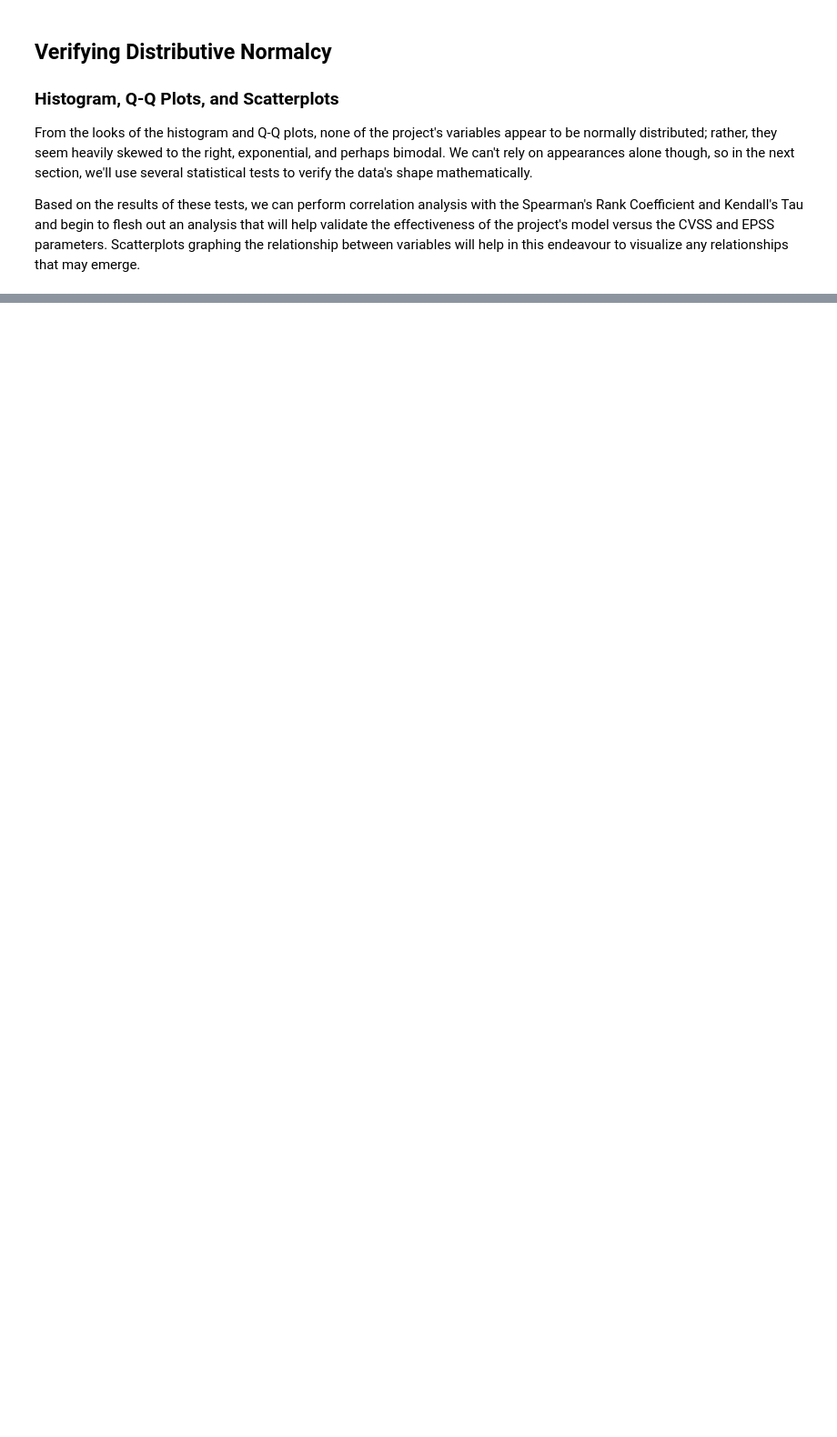
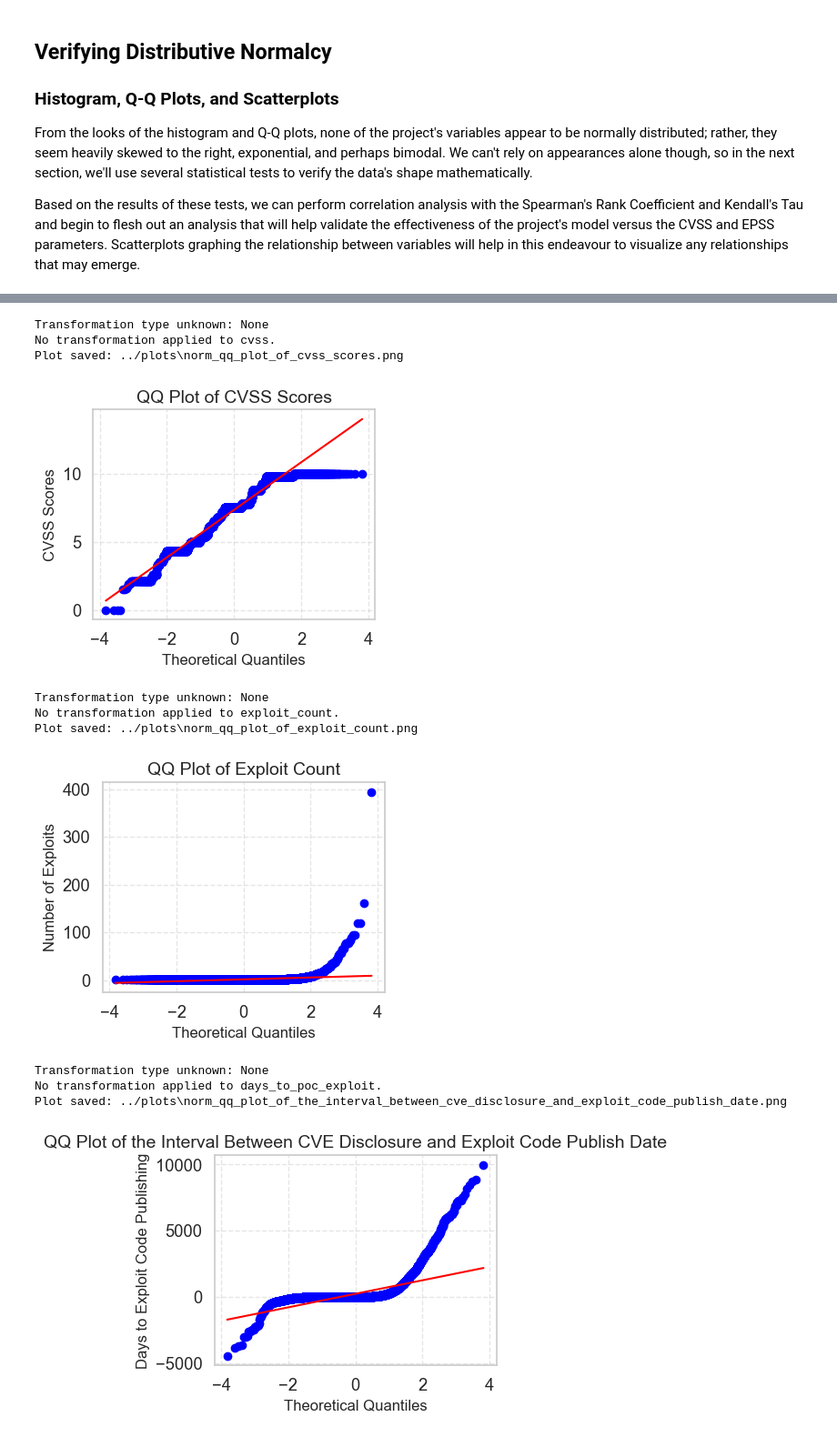
Before and after one commit to JBrocklyAnderson/practice-project, a Jupyter notebook: notebooks/eda.ipynb, the cells around one changed output, grey strips where cells are left out. Shown at 91% size. Saved outputs shown, nothing was run; the diff lists cells and outputs as text; code cells hidden in the pictures; blank space fills up the shorter version.

```diff
--- a/notebooks/eda.ipynb
+++ b/notebooks/eda.ipynb
@@ -237,15 +365,6 @@ plotter.plot_qq(
     title='QQ Plot of CVSS Scores',
     xlabel='Theoretical Quantiles',
     ylabel='CVSS Scores',
-    color='blue',
-)
-plotter.plot_qq(
-    data=df[df['cvss_severity'] != 'UNKNOWN'],
-    column='cvss',
-    dist='norm',
-    title='QQ Plot of CVSS Severity Levels',
-    xlabel='Theoretical Quantiles',
-    ylabel='CVSS Severity Levels',
     color='blue',
 )
 plotter.plot_qq(
@@ -266,30 +385,70 @@ plotter.plot_qq(
     ylabel='Days to Exploit Code Publishing',
     color='blue',
 )
 plotter.plot_qq(
     df,
     column='epss_0',
     dist='norm',
     title='QQ Plot of EPSS Scores on Exploit Code Publish Date',
     xlabel='Theoretical Quantiles',
     ylabel='EPSS Scores',
     color='blue',
 )
 plotter.plot_qq(
     df,
     column='epss_30',
     dist='norm',
     title='QQ Plot of EPSS Scores 30 Days After on Exploit Code Publish Date',
     xlabel='Theoretical Quantiles',
     ylabel='EPSS Scores',
     color='blue',
 )
 plotter.plot_qq(
     df,
     column='epss_60',
     dist='norm',
     title='QQ Plot of EPSS Scores 60 Days After Exploit Code Publish Date',
     xlabel='Theoretical Quantiles',
     ylabel='EPSS Scores',
     color='blue',
 )
+plotter.plot_qq(
+    df,
+    column='change_0_to_30',
+    dist='norm',
+    title='QQ Plot of Change Rate of EPSS Scores Across 30 Days From Exploit Code Publish Date',
+    xlabel='Theoretical Quantiles',
+    ylabel='EPSS Scores',
+    color='blue',
+)
+plotter.plot_qq(
+    df,
+    column='change_30_to_60',
+    dist='norm',
+    title='QQ Plot of Change Rate of EPSS Scores 30-60 Days After Exploit Code Publish Date',
+    xlabel='Theoretical Quantiles',
+    ylabel='EPSS Scores',
+    color='blue',
+)
+plotter.plot_qq(
+    df,
+    column='change_0_60',
+    dist='norm',
+    title='QQ Plot of Change Rate of EPSS Scores Across 60 Days From Exploit Code Publish Date',
+    xlabel='Theoretical Quantiles',
+    ylabel='EPSS Scores',
+    color='blue',
+)
+# %% [output]
+Transformation type unknown: None
+No transformation applied to cvss.
+Plot saved: ../plots\norm_qq_plot_of_cvss_scores.png
+[figure, added]
+Transformation type unknown: None
+No transformation applied to exploit_count.
+Plot saved: ../plots\norm_qq_plot_of_exploit_count.png
+[figure, added]
+Transformation type unknown: None
+No transformation applied to days_to_poc_exploit.
+Plot saved: ../plots\norm_qq_plot_of_the_interval_between_cve_disclosure_and_exploit_code_publish_date.png
+[figure, added]
```
Also changed, not shown: parts of 31 cells of this notebook, 20 other files.
